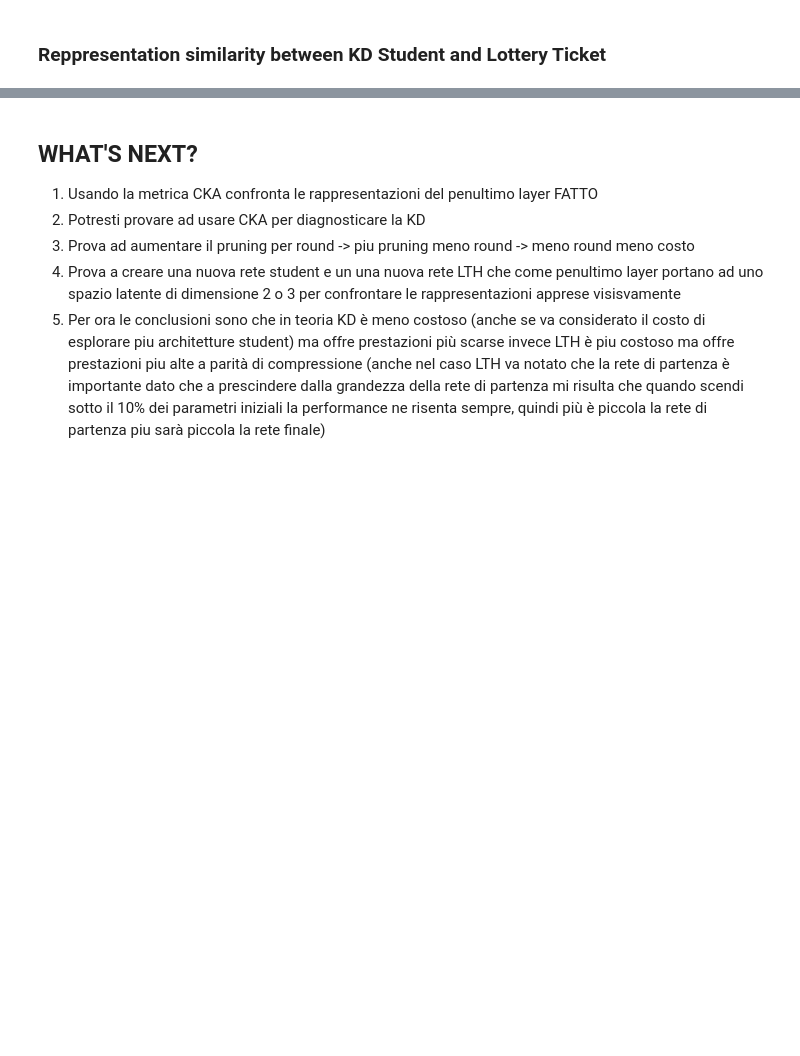
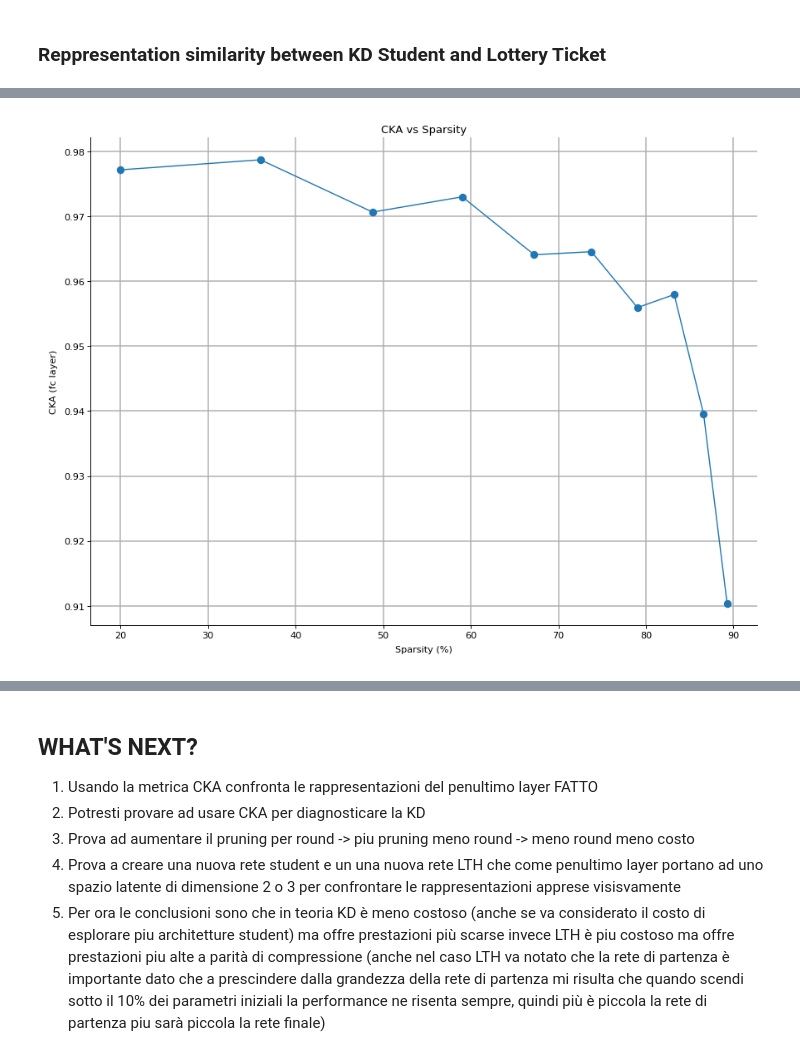
Before and after one commit to Piras2024/Compressing-Networks-with-KD-vs-LTH, a Jupyter notebook: notebook.ipynb, the cells around one changed output, grey strips where cells are left out. Drawn from its saved outputs; the diff is of its cells as text; code cells hidden in the pictures; blank space fills up the shorter version.

```diff
--- a/notebook.ipynb
+++ b/notebook.ipynb
@@ -1630,0 +1883,10 @@ plt.show()
+# %%
+plt.figure()
+plt.plot(sparsities, cka_values, marker='o')
+plt.xlabel("Sparsity (%)")
+plt.ylabel("CKA (fc layer)")
+plt.title("CKA vs Sparsity")
+plt.grid(True)
+plt.show()
+# %% [output]
+[figure, added]
```
Also changed, not shown: parts of 57 cells of this notebook, 9 other files.
